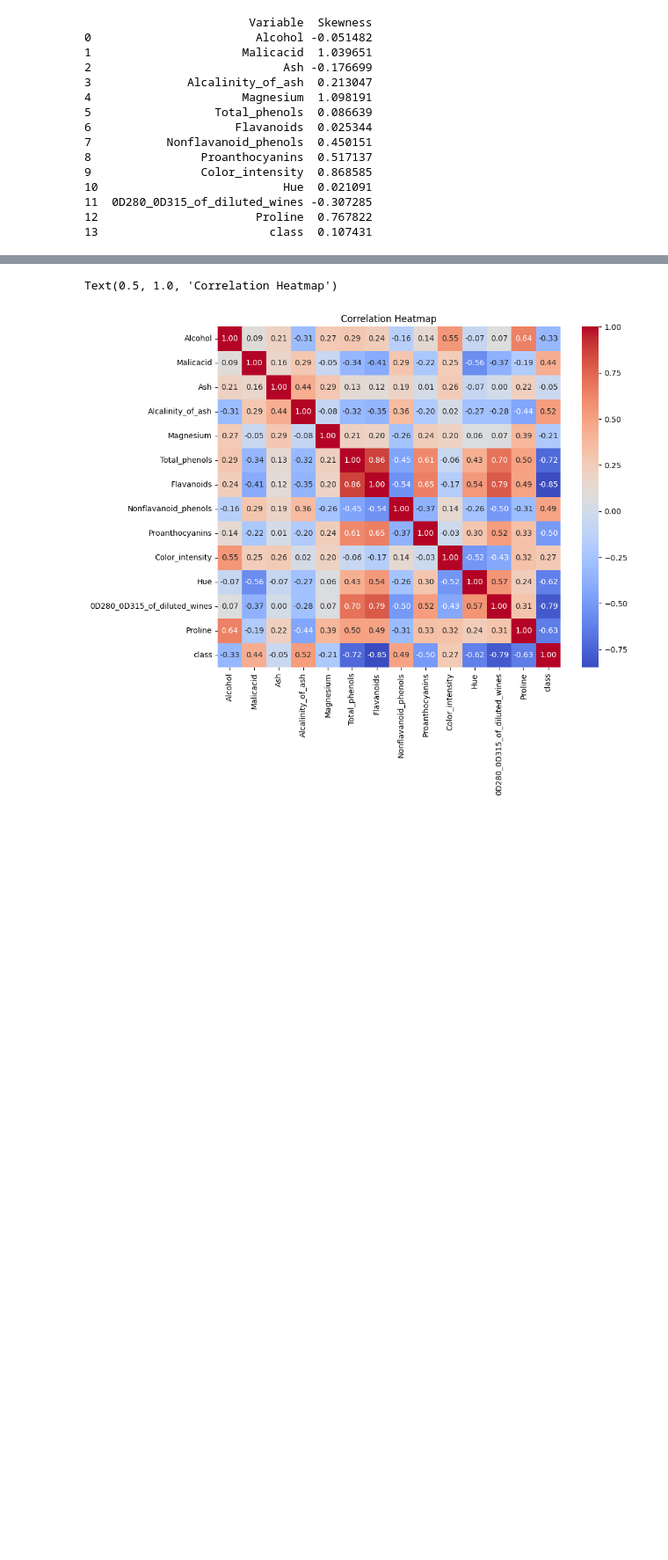
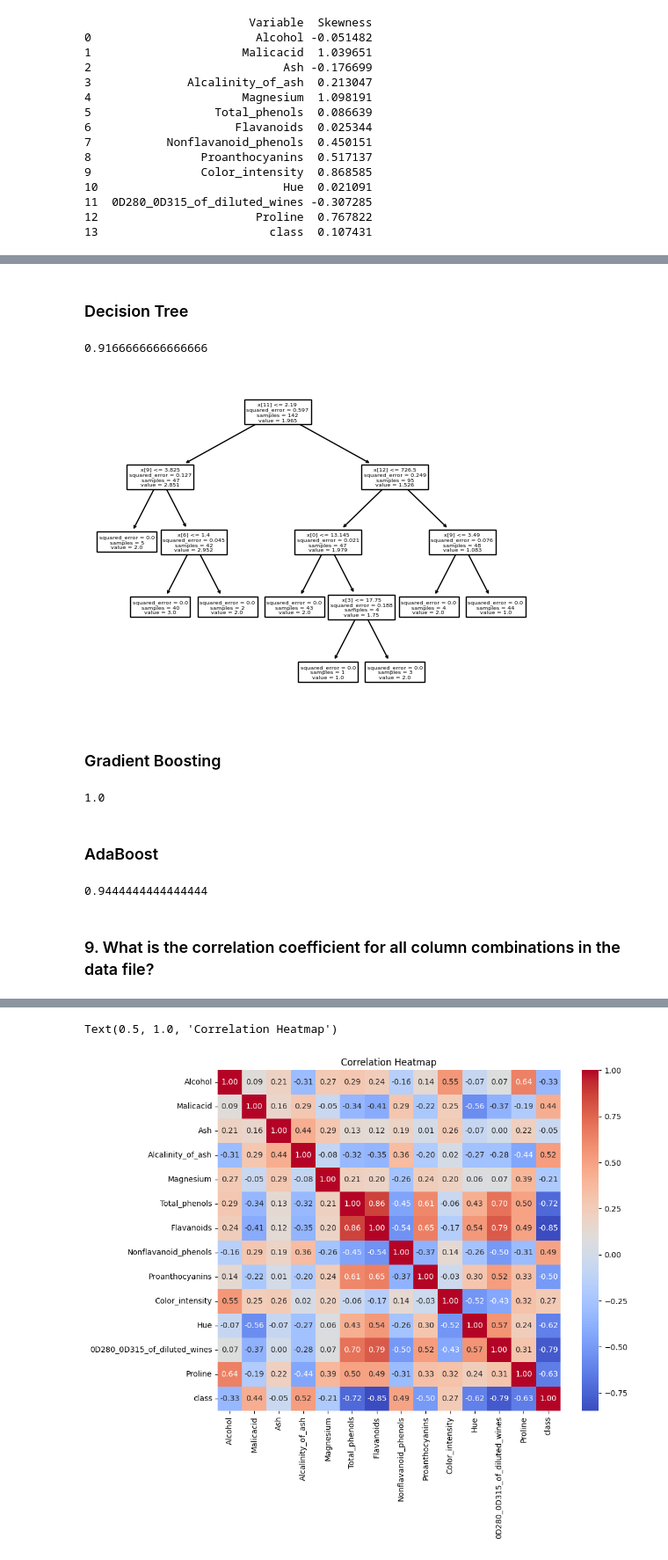
Before and after one commit to zoekelepiri/WineDataPrediction, a Jupyter notebook: Ομαδική_Εργασία.ipynb, the cells around one changed output, grey strips where cells are left out. Shown at 88% size. Cells and saved outputs as stored; diff of their text form; code cells hidden in the pictures; blank space fills up the shorter version.

```diff
--- a/Ομαδική_Εργασία.ipynb
+++ b/Ομαδική_Εργασία.ipynb
@@ -187,0 +344,23 @@ print(skewness_df)
+# %%
+# Standardize the features using StandardScaler
+scaler = StandardScaler()
+X_train_scaled = scaler.fit_transform(X_train)
+X_test_scaled = scaler.transform(X_test)
+
+# Initialize the KNN model with k=3 (you can choose a different value)
+knn_model = KNeighborsClassifier(n_neighbors=3)
+
+# Train the KNN model
+knn_model.fit(X_train_scaled, y_train)
+
+# Make predictions on the test set
+y_pred = knn_model.predict(X_test_scaled)
+
+# Evaluate the model
+accuracy = accuracy_score(y_test, y_pred)
+classification_report_result = classification_report(y_test, y_pred)
+
+# Print the results
+print(f'Accuracy: {accuracy:.2f}')
+print('\nClassification Report:')
+print(classification_report_result)
@@ -187,0 +380,44 @@ print(skewness_df)
+# %% [markdown]
+### Decision Tree
+# %%
+# Create a Decision Tree
+clf = tree.DecisionTreeRegressor()
+
+# Train the DecisionTree
+clf = clf.fit(X_train, y_train)
+tree.plot_tree(clf)
+
+# Make predictions on the test set
+predictions = clf.predict(X_test)
+
+# Evaluate the model
+accuracy = accuracy_score(y_test, predictions)
+
+# Print the result
+accuracy
+# %% [output]
+0.9166666666666666
+[figure, added]
+# %% [markdown]
+### Gradient Boosting
+# %%
+# Create a Gradient Boosting Classifier
+clf = GradientBoostingClassifier(n_estimators=100, learning_rate=1.0,
+    max_depth=1, random_state=0).fit(X_train, y_train)
+# Evaluate the model
+clf.score(X_test, y_test)
+# %% [output]
+1.0
+# %% [markdown]
+### AdaBoost
+# %%
+# Create a AdaBoost Classifier
+clf = AdaBoostClassifier(n_estimators=100, algorithm="SAMME", random_state=0)
+# Train the Classifier
+clf.fit(X_train, y_train)
+# Evaluate the model
+clf.score(X_test, y_test)
+# %% [output]
+0.9444444444444444
+# %% [markdown]
+### 9. What is the correlation coefficient for all column combinations in the data file?
```
Also changed, not shown: parts of 77 cells of this notebook, 1 other file.
